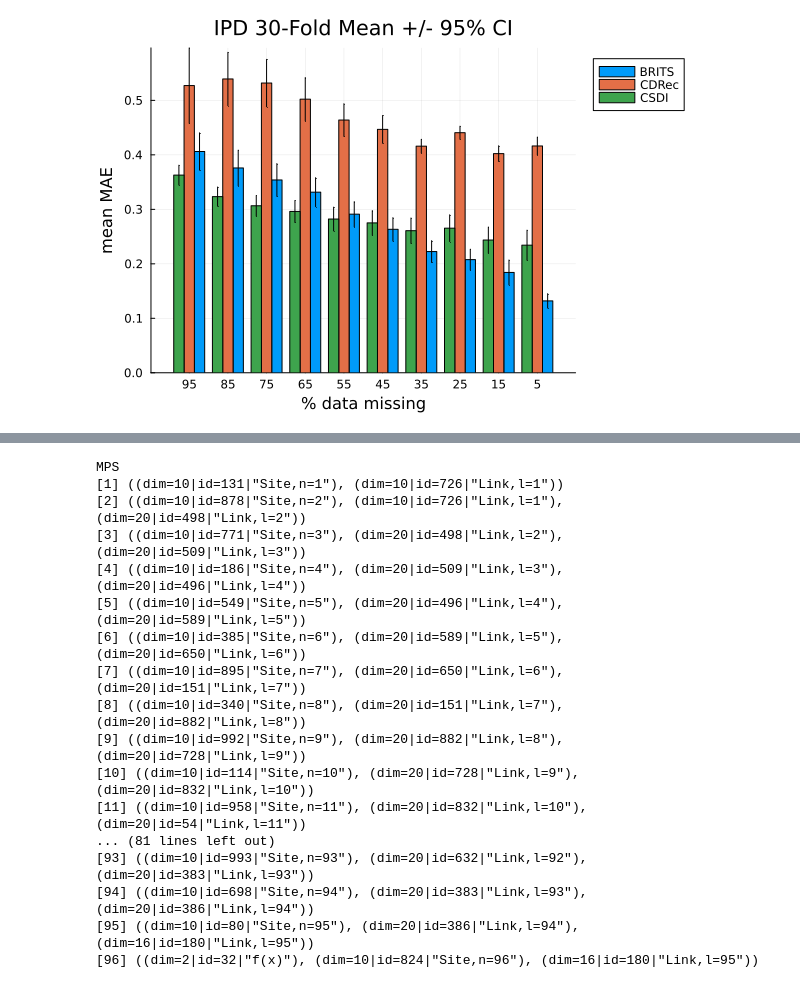
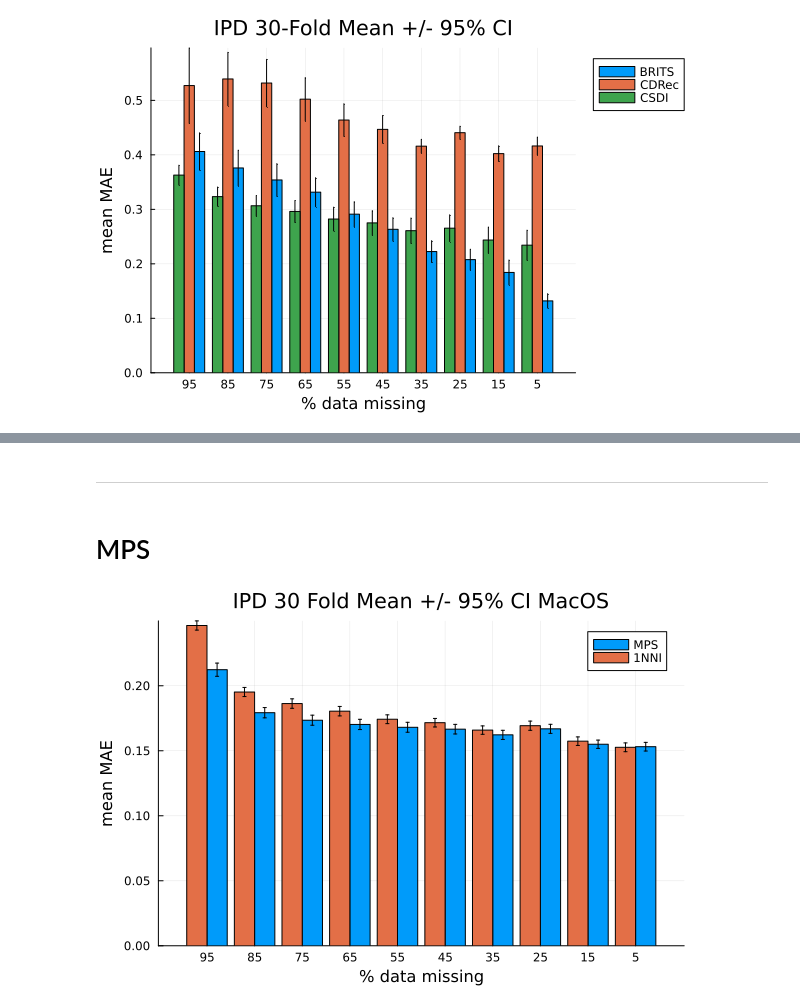
Before and after one commit to joshuabmoore/MPSTime.jl, a Jupyter notebook: FinalBenchmarks/ItalyPower/process_all_imputation_benchmarks.ipynb, the cells around one changed output, grey strips where cells are left out. Drawn from its saved outputs; the diff is of its cells as text; code cells hidden in the pictures.

Commit message:
ipd 30 fold mac 5 sweep run

```diff
--- a/FinalBenchmarks/ItalyPower/process_all_imputation_benchmarks.ipynb
+++ b/FinalBenchmarks/ItalyPower/process_all_imputation_benchmarks.ipynb
@@ -154,8 +141,0 @@ per_fold_nn2 = read(new_res2, "per_fold_nn");
-# %%
-fold = 1
-pm = 1 # 5%
-c1_mps = (mean([(mean(per_fold_mps[fold][1][i][pm])) for i in 1:36]))
-c1_nn = (mean([(mean(per_fold_nn[fold][1][i][pm])) for i in 1:36]))
-c2_mps = (mean([(mean(per_fold_mps[fold][2][i][pm])) for i in 1:64]))
-c2_nn = (mean([(mean(per_fold_nn[fold][2][i][pm])) for i in 1:64]))
-println(c2_mps)
@@ -164,8 +141,0 @@ println(c2_mps)
-# %%
-fold = 1
-pm = 1 # 5%
-c1_mps = (mean([(mean(per_fold_mps2[fold][1][i][pm])) for i in 1:36]))
-c1_nn = (mean([(mean(per_fold_nn2[fold][1][i][pm])) for i in 1:36]))
-c2_mps = (mean([(mean(per_fold_mps2[fold][2][i][pm])) for i in 1:64]))
-c2_nn = (mean([(mean(per_fold_nn2[fold][2][i][pm])) for i in 1:64]))
-println(c2_mps)
@@ -201,20 +142,33 @@ close(f)
-# %%
-cluster_mps
-# %% [output]
-MPS
-[1] ((dim=10|id=131|"Site,n=1"), (dim=10|id=726|"Link,l=1"))
-[2] ((dim=10|id=878|"Site,n=2"), (dim=10|id=726|"Link,l=1"), (dim=20|id=498|"Link,l=2"))
-[3] ((dim=10|id=771|"Site,n=3"), (dim=20|id=498|"Link,l=2"), (dim=20|id=509|"Link,l=3"))
-[4] ((dim=10|id=186|"Site,n=4"), (dim=20|id=509|"Link,l=3"), (dim=20|id=496|"Link,l=4"))
-[5] ((dim=10|id=549|"Site,n=5"), (dim=20|id=496|"Link,l=4"), (dim=20|id=589|"Link,l=5"))
-[6] ((dim=10|id=385|"Site,n=6"), (dim=20|id=589|"Link,l=5"), (dim=20|id=650|"Link,l=6"))
-[7] ((dim=10|id=895|"Site,n=7"), (dim=20|id=650|"Link,l=6"), (dim=20|id=151|"Link,l=7"))
-[8] ((dim=10|id=340|"Site,n=8"), (dim=20|id=151|"Link,l=7"), (dim=20|id=882|"Link,l=8"))
-[9] ((dim=10|id=992|"Site,n=9"), (dim=20|id=882|"Link,l=8"), (dim=20|id=728|"Link,l=9"))
-[10] ((dim=10|id=114|"Site,n=10"), (dim=20|id=728|"Link,l=9"), (dim=20|id=832|"Link,l=10"))
-[11] ((dim=10|id=958|"Site,n=11"), (dim=20|id=832|"Link,l=10"), (dim=20|id=54|"Link,l=11"))
-... (81 lines left out)
-[93] ((dim=10|id=993|"Site,n=93"), (dim=20|id=632|"Link,l=92"), (dim=20|id=383|"Link,l=93"))
-[94] ((dim=10|id=698|"Site,n=94"), (dim=20|id=383|"Link,l=93"), (dim=20|id=386|"Link,l=94"))
-[95] ((dim=10|id=80|"Site,n=95"), (dim=20|id=386|"Link,l=94"), (dim=16|id=180|"Link,l=95"))
-[96] ((dim=2|id=32|"f(x)"), (dim=10|id=824|"Site,n=96"), (dim=16|id=180|"Link,l=95"))
+# %% [markdown]
+----
+# %% [markdown]
+# MPS
+# %%
+f = jldopen("Julia/ipd_30fold_imputation_results_mac5sweep.jld2", "r");
+mac_results_mps = read(f, "mps_results")
+mac_results_nn = read(f, "nn_results")
+close(f)
+# %%
+instances = length(mac_results_mps[5][1])
+mps_per_pm_30fold_mean = [mean([mean([mean(mac_results_mps[pm][f][inst]) for inst in 1:instances]) for f in 1:30]) for pm in 1:10]
+nn_per_pm_30fold_mean = [mean([mean([mean(mac_results_nn[pm][f][inst]) for inst in 1:instances]) for f in 1:30]) for pm in 1:10]
+mps_per_pm_30fold_std_err = ([std([mean([mean(mac_results_mps[pm][f][inst]) for inst in 1:instances]) for f in 1:30]) for pm in 1:10]/sqrt(30))
+nn_per_pm_30fold_std_err = ([std([mean([mean(mac_results_nn[pm][f][inst]) for inst in 1:instances]) for f in 1:30]) for pm in 1:10]/sqrt(30))
+mps_per_pm_30fold_95ci = 1.96 * mps_per_pm_30fold_std_err;
+nn_per_pm_30fold_95ci = 1.96 * nn_per_pm_30fold_std_err;
+# %%
+groupedbar([mps_per_pm_30fold_mean nn_per_pm_30fold_mean],
+    yerr=[mps_per_pm_30fold_95ci nn_per_pm_30fold_95ci],
+    markersize=2,
+    legend=:topright,
+    bar_width=0.85,
+    xticks=([1, 2, 3, 4, 5, 6, 7, 8, 9, 10],
+    ["5", "15", "25", "35", "45", "55", "65", "75", "85", "95"]),
+    label=["MPS" "1NNI"],
+    title="IPD 30 Fold Mean +/- 95% CI MacOS",
+    xlabel="% data missing",
+    ylabel="mean MAE")
+xflip!(true)
+#savefig("ipd_30fold_mps_vs_nn.svg")
+# %% [output]
+[figure, added]
```
Also changed, not shown: parts of 15 cells of this notebook, 6 other files.
